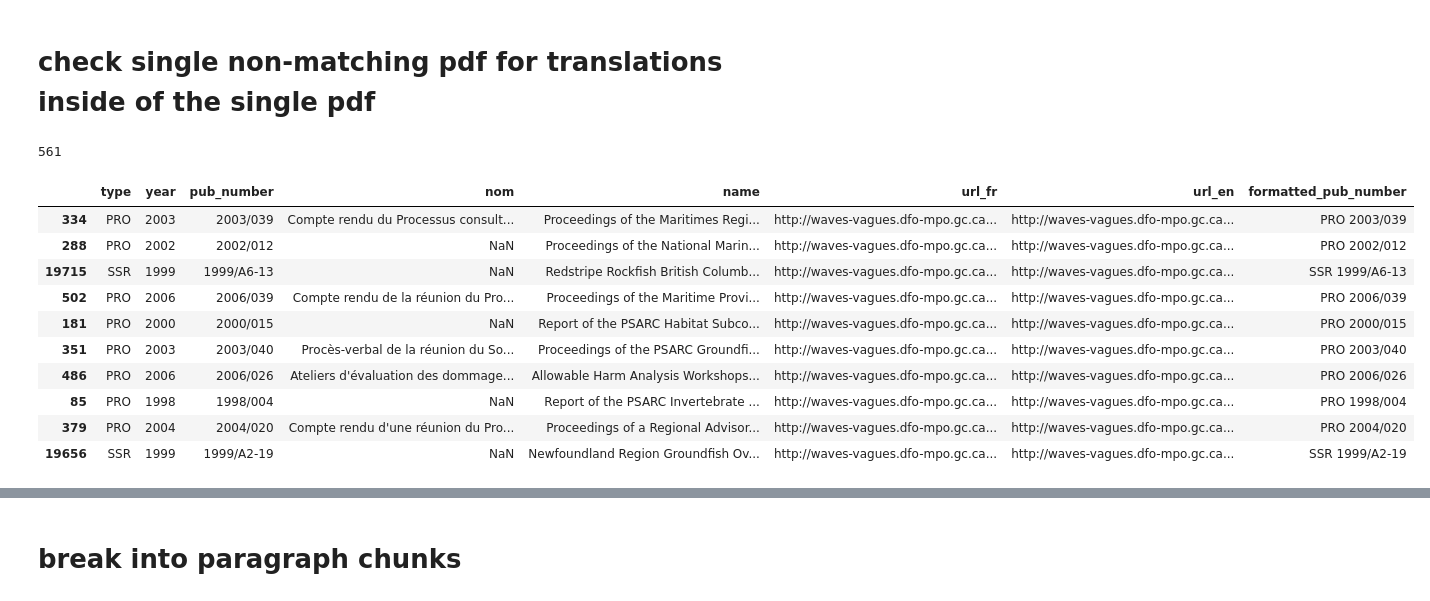
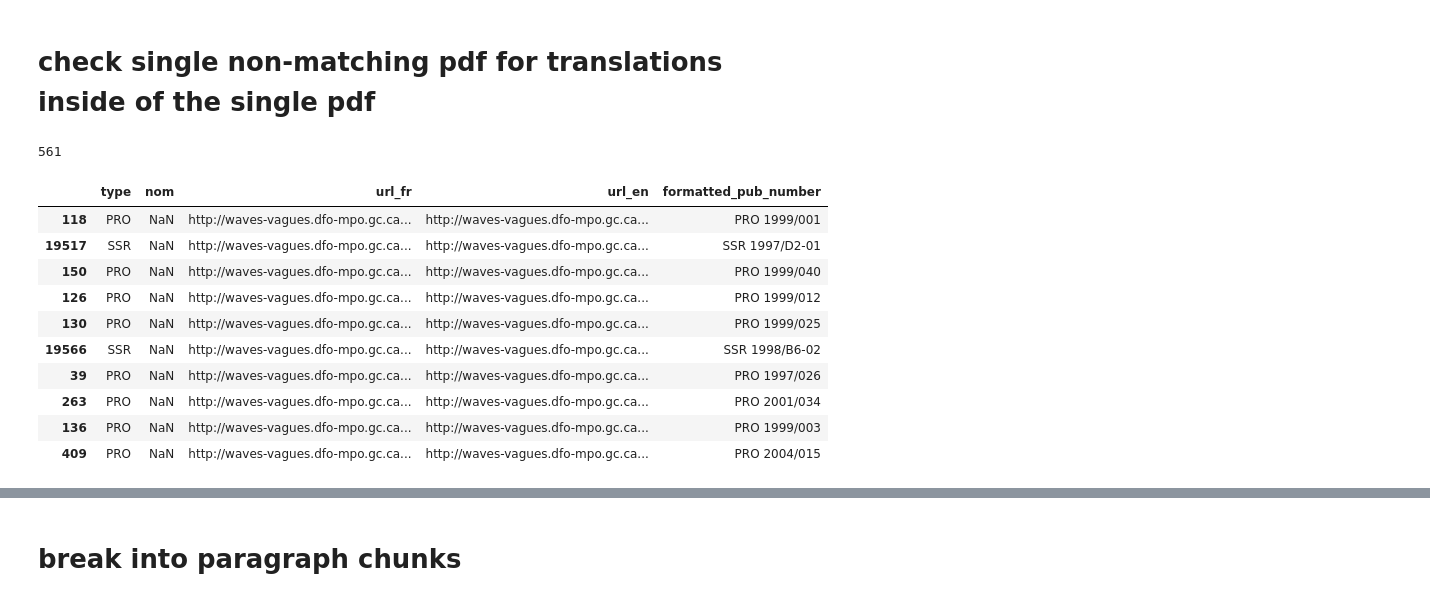
Before and after one commit to KevinCarr42/AI-Translation, a Jupyter notebook: fr_eng_correlation.ipynb, the cells around one changed output, grey strips where cells are left out. Cells and saved outputs as stored; diff of their text form; code cells hidden in the pictures.

```diff
--- a/fr_eng_correlation.ipynb
+++ b/fr_eng_correlation.ipynb
@@ -330,19 +330,19 @@ parsed_docs_df[parsed_docs_df['pub_number'].str.contains(r'\s.*\s', na=False)]
 # %%
 # how many files are just a single link?
 
 print(combined_df[combined_df.url_fr == combined_df.url_en].shape[0])
 
-combined_df[combined_df.url_fr == combined_df.url_en].sample(10)
+combined_df[(combined_df.url_fr == combined_df.url_en) & (combined_df.nom.isna())].drop(['pub_number', 'name', 'year'], axis=1).sample(10)
 # %% [output]
 561
-|  | type | year | pub_number | nom | name | url_fr | url_en | formatted_pub_number |
-| 334 | PRO | 2003 | 2003/039 | Compte rendu du Processus consult... | Proceedings of the Maritimes Regi... | http://waves-vagues.dfo-mpo.gc.ca... | http://waves-vagues.dfo-mpo.gc.ca... | PRO 2003/039 |
-| 288 | PRO | 2002 | 2002/012 | NaN | Proceedings of the National Marin... | http://waves-vagues.dfo-mpo.gc.ca... | http://waves-vagues.dfo-mpo.gc.ca... | PRO 2002/012 |
-| 19715 | SSR | 1999 | 1999/A6-13 | NaN | Redstripe Rockfish British Columb... | http://waves-vagues.dfo-mpo.gc.ca... | http://waves-vagues.dfo-mpo.gc.ca... | SSR 1999/A6-13 |
-| 502 | PRO | 2006 | 2006/039 | Compte rendu de la réunion du Pro... | Proceedings of the Maritime Provi... | http://waves-vagues.dfo-mpo.gc.ca... | http://waves-vagues.dfo-mpo.gc.ca... | PRO 2006/039 |
-| 181 | PRO | 2000 | 2000/015 | NaN | Report of the PSARC Habitat Subco... | http://waves-vagues.dfo-mpo.gc.ca... | http://waves-vagues.dfo-mpo.gc.ca... | PRO 2000/015 |
-| 351 | PRO | 2003 | 2003/040 | Procès-verbal de la réunion du So... | Proceedings of the PSARC Groundfi... | http://waves-vagues.dfo-mpo.gc.ca... | http://waves-vagues.dfo-mpo.gc.ca... | PRO 2003/040 |
-| 486 | PRO | 2006 | 2006/026 | Ateliers d'évaluation des dommage... | Allowable Harm Analysis Workshops... | http://waves-vagues.dfo-mpo.gc.ca... | http://waves-vagues.dfo-mpo.gc.ca... | PRO 2006/026 |
-| 85 | PRO | 1998 | 1998/004 | NaN | Report of the PSARC Invertebrate ... | http://waves-vagues.dfo-mpo.gc.ca... | http://waves-vagues.dfo-mpo.gc.ca... | PRO 1998/004 |
-| 379 | PRO | 2004 | 2004/020 | Compte rendu d'une réunion du Pro... | Proceedings of a Regional Advisor... | http://waves-vagues.dfo-mpo.gc.ca... | http://waves-vagues.dfo-mpo.gc.ca... | PRO 2004/020 |
-| 19656 | SSR | 1999 | 1999/A2-19 | NaN | Newfoundland Region Groundfish Ov... | http://waves-vagues.dfo-mpo.gc.ca... | http://waves-vagues.dfo-mpo.gc.ca... | SSR 1999/A2-19 |
+|  | type | nom | url_fr | url_en | formatted_pub_number |
+| 118 | PRO | NaN | http://waves-vagues.dfo-mpo.gc.ca... | http://waves-vagues.dfo-mpo.gc.ca... | PRO 1999/001 |
+| 19517 | SSR | NaN | http://waves-vagues.dfo-mpo.gc.ca... | http://waves-vagues.dfo-mpo.gc.ca... | SSR 1997/D2-01 |
+| 150 | PRO | NaN | http://waves-vagues.dfo-mpo.gc.ca... | http://waves-vagues.dfo-mpo.gc.ca... | PRO 1999/040 |
+| 126 | PRO | NaN | http://waves-vagues.dfo-mpo.gc.ca... | http://waves-vagues.dfo-mpo.gc.ca... | PRO 1999/012 |
+| 130 | PRO | NaN | http://waves-vagues.dfo-mpo.gc.ca... | http://waves-vagues.dfo-mpo.gc.ca... | PRO 1999/025 |
+| 19566 | SSR | NaN | http://waves-vagues.dfo-mpo.gc.ca... | http://waves-vagues.dfo-mpo.gc.ca... | SSR 1998/B6-02 |
+| 39 | PRO | NaN | http://waves-vagues.dfo-mpo.gc.ca... | http://waves-vagues.dfo-mpo.gc.ca... | PRO 1997/026 |
+| 263 | PRO | NaN | http://waves-vagues.dfo-mpo.gc.ca... | http://waves-vagues.dfo-mpo.gc.ca... | PRO 2001/034 |
+| 136 | PRO | NaN | http://waves-vagues.dfo-mpo.gc.ca... | http://waves-vagues.dfo-mpo.gc.ca... | PRO 1999/003 |
+| 409 | PRO | NaN | http://waves-vagues.dfo-mpo.gc.ca... | http://waves-vagues.dfo-mpo.gc.ca... | PRO 2004/015 |
```
Also changed, not shown: parts of 4 cells of this notebook.
